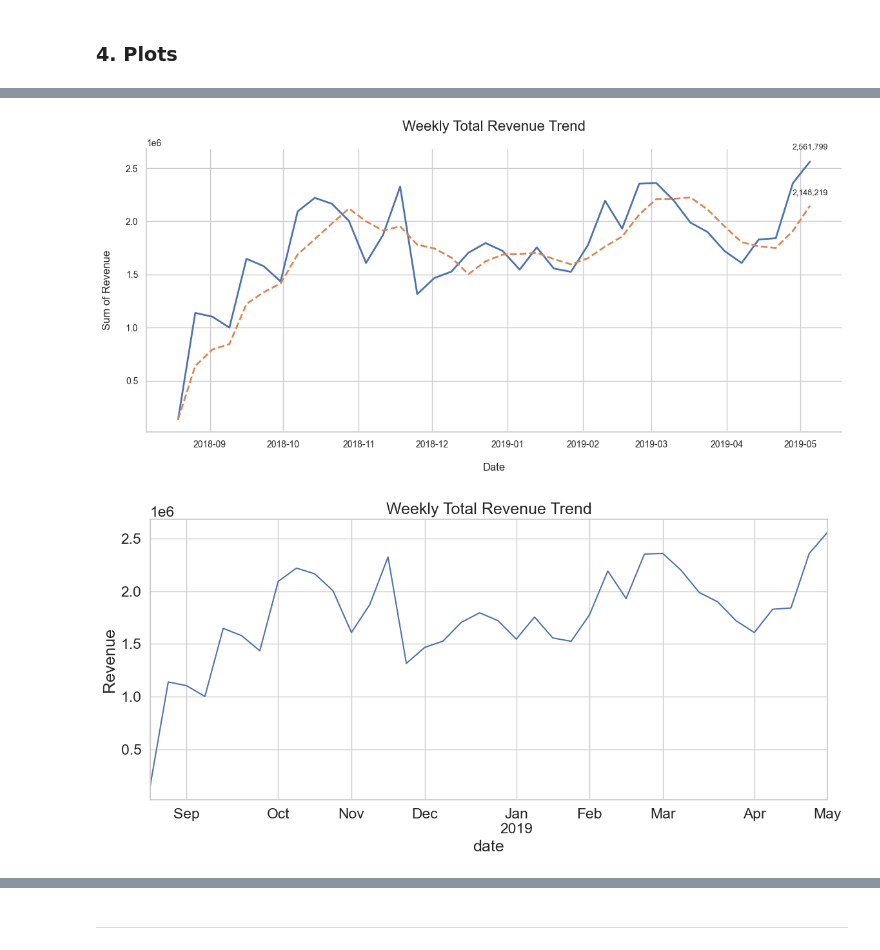
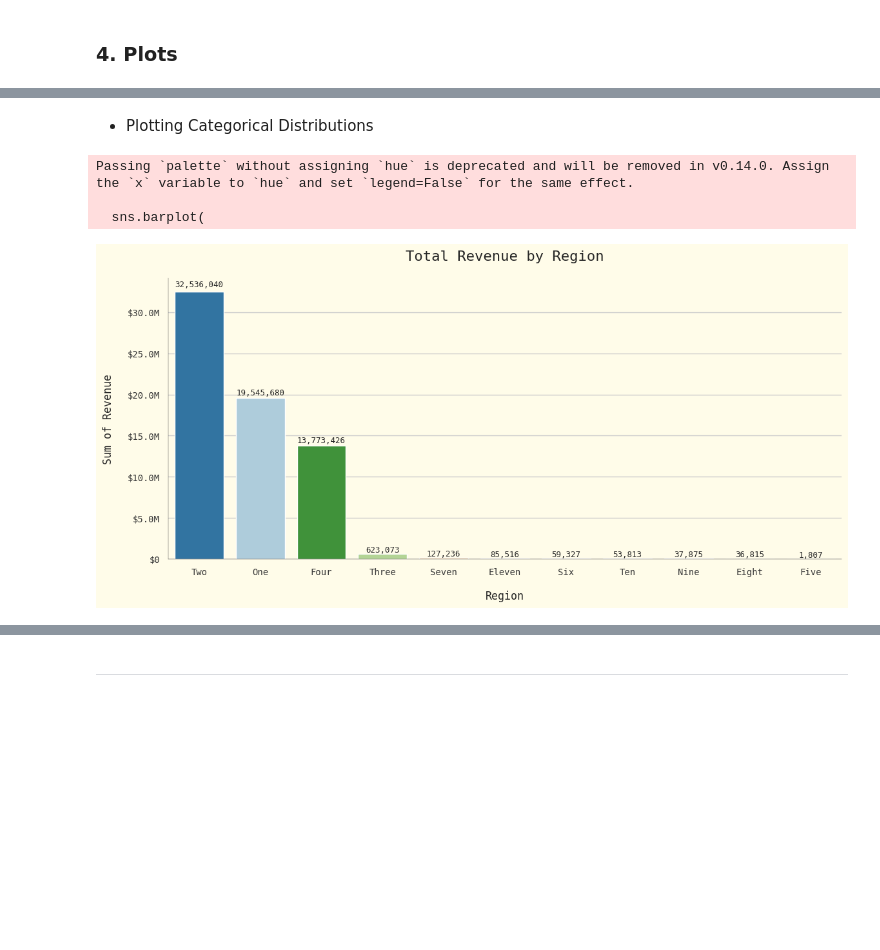
Before and after one commit to kovashikawa/LATAM-Monetization-Strat, a Jupyter notebook: eda.ipynb, the cells around one changed output, grey strips where cells are left out. Saved outputs shown, nothing was run; the diff lists cells and outputs as text; code cells hidden in the pictures; blank space fills up the shorter version.

```diff
--- a/eda.ipynb
+++ b/eda.ipynb
@@ -20,7 +20,7 @@ pd.set_option('display.float_format', lambda x: '%.3f' % x)
 ### 2. Data Processing
 # %%
 # Load the data
-df = pd.read_csv('data/latam_data.csv', parse_dates=['date'])
+df = pd.read_csv('data/latam_data.csv', parse_dates=['date']).fillna(0)
 
 # Define the explicit order for the region column.
 order = ['One', 'Two', 'Three', 'Four', 'Five', 'Six', 'Seven',
@@ -303,0 +431,25 @@ def plot_time_trends(data, date_col, value_col, agg_func='sum', freq='W',
+# %%
+# Average CPM over Time (Weekly) - Use weighted average for accuracy
+# We need to calculate weekly weighted avg CPM manually
+weekly_cpm = df_perf.set_index('date').groupby('region')[['revenue', 'impressions']].resample('W').sum()
+weekly_cpm['avg_cpm'] = (weekly_cpm['revenue'] / (weekly_cpm['impressions'] / 1000)).fillna(0)
+weekly_cpm = weekly_cpm.reset_index()
+
+fig, ax = plt.subplots()
+sns.lineplot(data=weekly_cpm, x='date', y='avg_cpm', hue='region', ax=ax, palette='Paired')
+ax.yaxis.set_major_formatter(mticker.FormatStrFormatter('$%.2f'))
+
+# Adjust the figure size to make room for the legend
+fig.set_size_inches(12, 6)
+
+# Position the legend outside on the left
+ax.legend(title='Region',
+          bbox_to_anchor=(1.15, 1),  # Position outside the plot on the right
+          loc='upper right',  # Anchor point of the legend
+          frameon=True,
+          framealpha=0.8)
+
+# Adjust the plot to make room for the legend
+plt.subplots_adjust(left=0.15)  # Increase left margin to make room for legend
+
+finalize_plot(ax, title='Weekly Average CPM Trend by Region', xlabel='Date', ylabel='Average CPM', format_y_as_money=True)
@@ -304,3 +719,5 @@ def plot_time_trends(data, date_col, value_col, agg_func='sum', freq='W',
+# %% [markdown]
+* Plotting Categorical Distributions
 # %%
 def plot_categorical_distribution(data, cat_col, value_col, agg_func='sum',
                                   hue=None, top_n=15, title=None, xlabel=None,
@@ -412,19 +870,8 @@ def plot_categorical_distribution(data, cat_col, value_col, agg_func='sum',
 # %%
-
-plot_time_trends(df_perf, 'date', 'revenue', agg_func='sum', freq='W', title='Weekly Total Revenue Trend', use_annot=True, show_moving_avg=True)
+# Total Revenue by Region
+plot_categorical_distribution(df_perf, 'region', 'revenue', agg_func='sum', title='Total Revenue by Region')
 # %% [output]
+Passing `palette` without assigning `hue` is deprecated and will be removed in v0.14.0. Assign the `x` variable to `hue` and set `legend=False` for the same effect.
+
+  sns.barplot(
-[figure, old version]
+[figure, new version]
-# %%
-# Create a new figure explicitly
-fig = plt.figure(figsize=(12, 6))
-ax = fig.add_subplot(111)
-
-# Plot directly using pandas
-weekly_revenue = df_perf.set_index('date')['revenue'].resample('W').sum()
-weekly_revenue.plot(ax=ax)
-ax.set_title('Weekly Total Revenue Trend')
-ax.set_ylabel('Revenue')
-plt.tight_layout()
-plt.show()
-# %% [output]
-[figure, removed]
```
Also changed, not shown: parts of 57 cells of this notebook, 1 other file.
